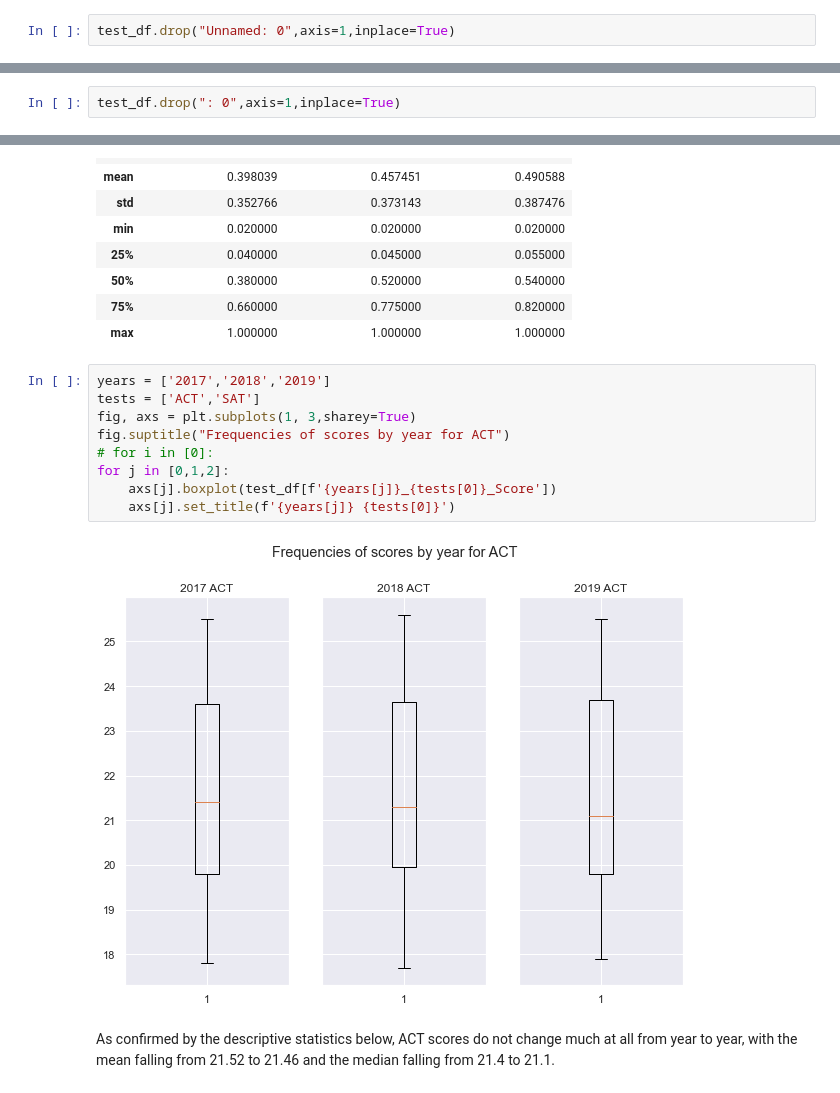
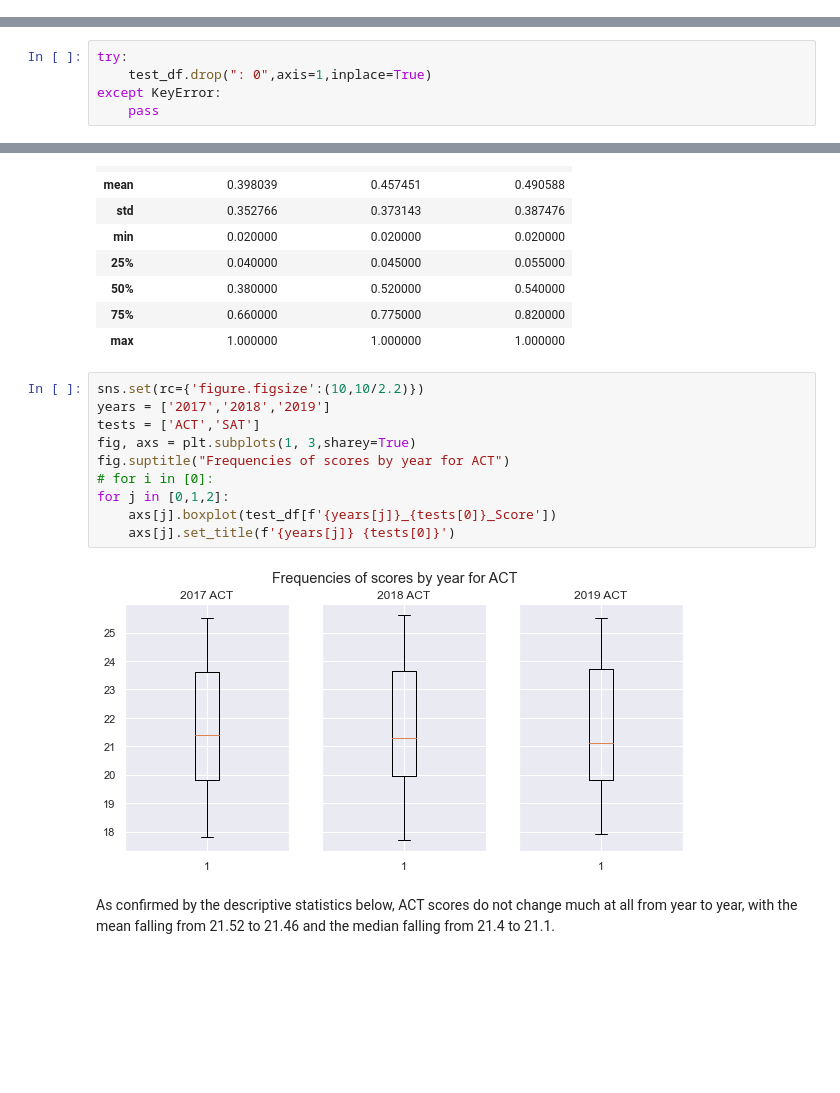
Before and after one commit to wcmohr/ScholasticExams, a Jupyter notebook: code/starter-code.ipynb, the cells around one changed output, grey strips where cells are left out. Cells and saved outputs as stored; diff of their text form; blank space fills up the shorter version.

```diff
--- a/code/starter-code.ipynb
+++ b/code/starter-code.ipynb
@@ -883,9 +883,10 @@ You should comment on your findings at each step in a markdown cell below your c
 highest and lowest participation rates:
 # %% [markdown]
         - Which states have the highest and lowest participation rates for the 2017, 2018, or 2019 SAT and ACT?
-# %%
-test_df.drop("Unnamed: 0",axis=1,inplace=True)
 # %%
 test_df.set_index("State", inplace = True)
 # %%
-test_df.drop(": 0",axis=1,inplace=True)
+try:
+    test_df.drop(": 0",axis=1,inplace=True)
+except KeyError:
+    pass
@@ -1274,16 +1275,17 @@ test_df.iloc[:,2::4].describe()
 | 75% | 0.660000 | 0.775000 | 0.820000 |
 | max | 1.000000 | 1.000000 | 1.000000 |
 # %%
+sns.set(rc={'figure.figsize':(10,10/2.2)})
 years = ['2017','2018','2019']
 tests = ['ACT','SAT']
 fig, axs = plt.subplots(1, 3,sharey=True)
 fig.suptitle("Frequencies of scores by year for ACT")
 # for i in [0]:
 for j in [0,1,2]:
     axs[j].boxplot(test_df[f'{years[j]}_{tests[0]}_Score'])
     axs[j].set_title(f'{years[j]} {tests[0]}')
 # %% [output]
-[figure, old version]
+[figure, new version]
 # %% [markdown]
 As confirmed by the descriptive statistics below, ACT scores do not change much at all from year to year, with the mean falling from 21.52 to 21.46 and the median falling from 21.4 to 21.1.
 # %%
```
Also changed, not shown: parts of 21 cells of this notebook.
